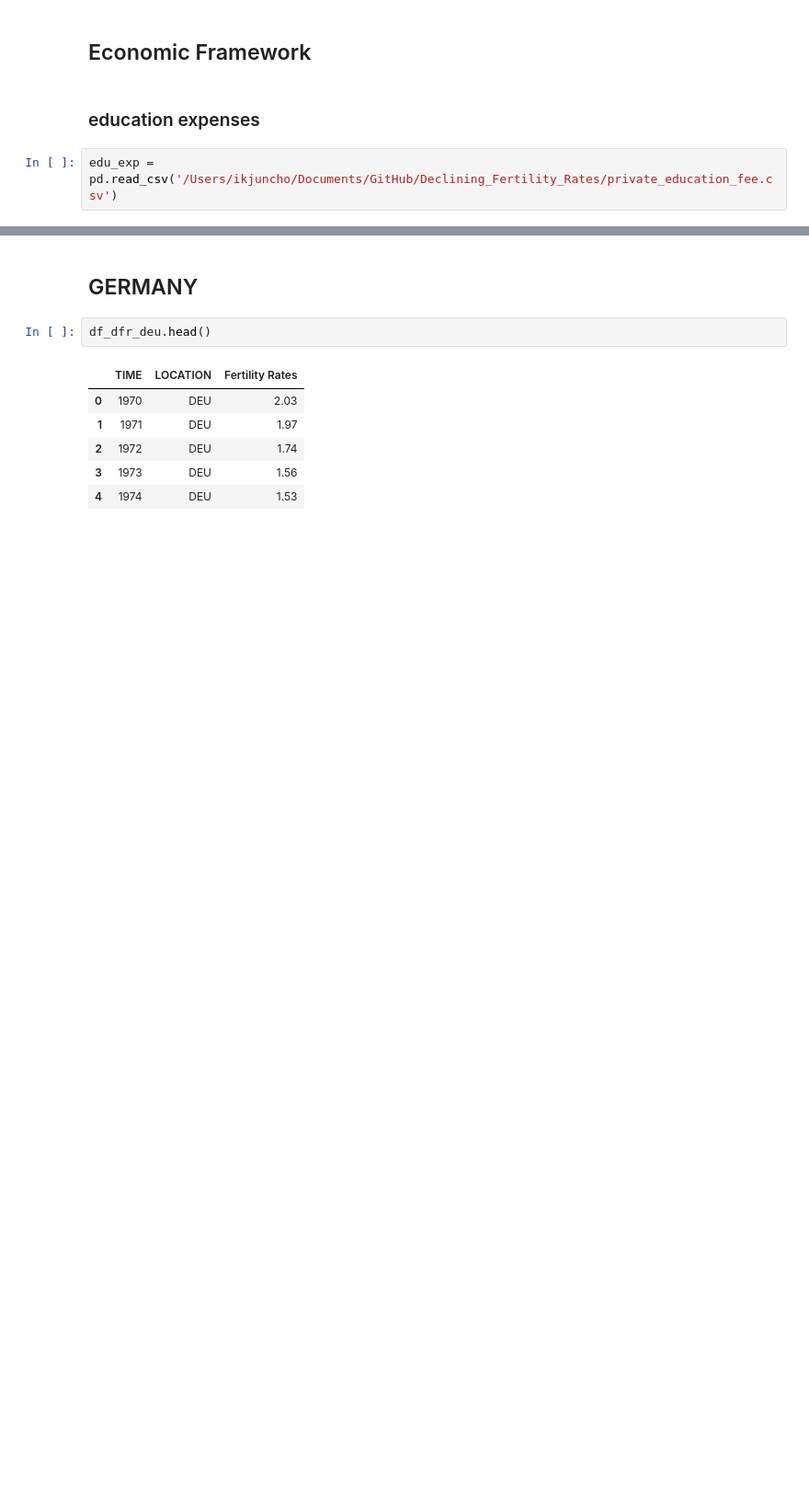
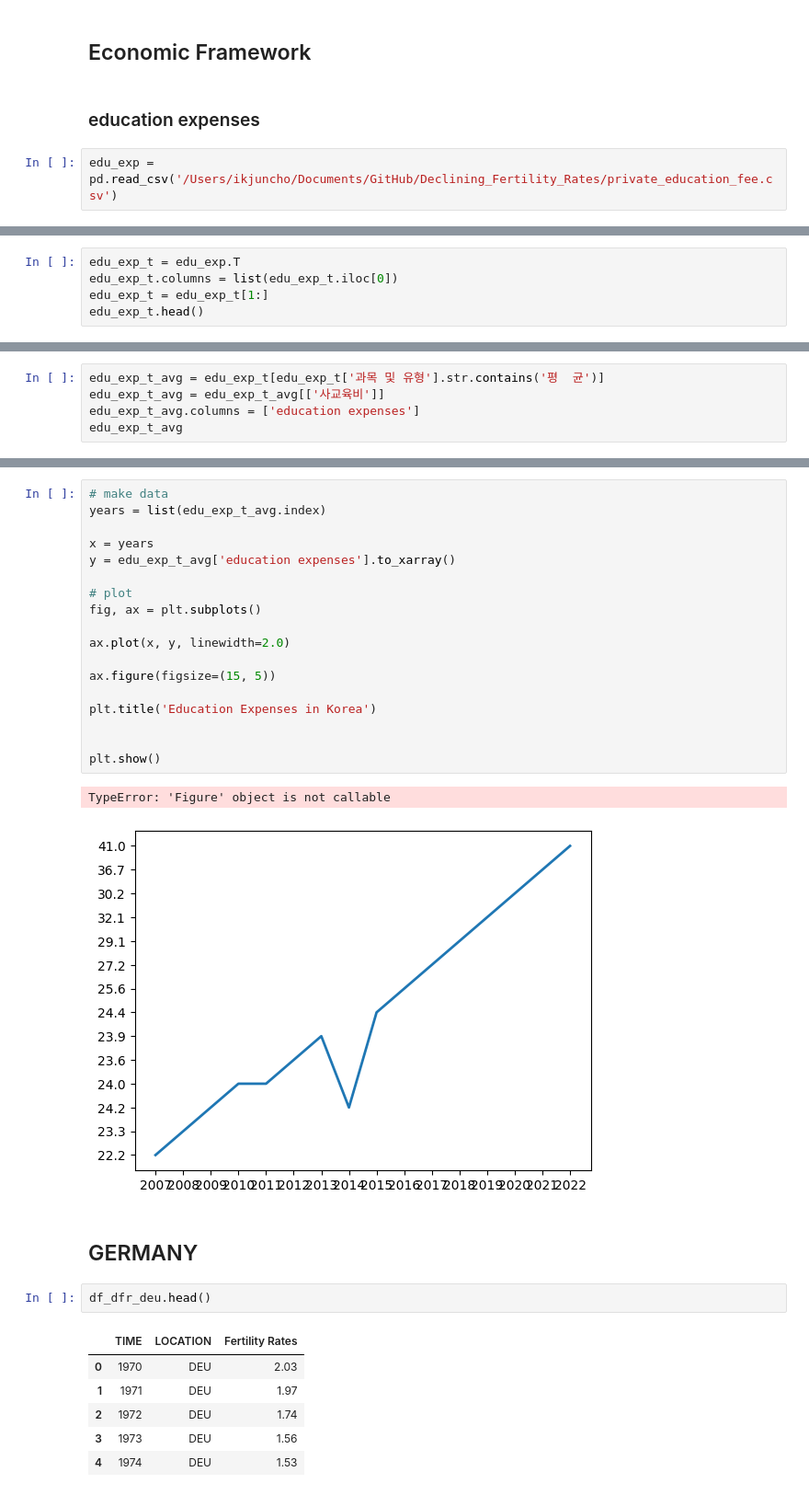
Before and after one commit to ikkjun/Declining_Fertility_Rates, a Jupyter notebook: Declining_Fertility_Rates.ipynb, the cells around one changed output, grey strips where cells are left out. Shown: that part at 92% size. Drawn from its saved outputs; the diff is of its cells as text; blank space fills up the shorter version.

```diff
--- a/Declining_Fertility_Rates.ipynb
+++ b/Declining_Fertility_Rates.ipynb
@@ -496,0 +481,5 @@ edu_exp.T
+# %%
+edu_exp_t = edu_exp.T
+edu_exp_t.columns = list(edu_exp_t.iloc[0])
+edu_exp_t = edu_exp_t[1:]
+edu_exp_t.head()
@@ -496,0 +499,5 @@ edu_exp.T
+# %%
+edu_exp_t_avg = edu_exp_t[edu_exp_t['과목 및 유형'].str.contains('평  균')]
+edu_exp_t_avg = edu_exp_t_avg[['사교육비']]
+edu_exp_t_avg.columns = ['education expenses']
+edu_exp_t_avg
@@ -497,3 +568,24 @@ edu_exp.T
+# %%
+# make data
+years = list(edu_exp_t_avg.index)
+
+x = years
+y = edu_exp_t_avg['education expenses'].to_xarray()
+
+# plot
+fig, ax = plt.subplots()
+
+ax.plot(x, y, linewidth=2.0)
+
+ax.figure(figsize=(15, 5))
+
+plt.title('Education Expenses in Korea')
+
+
+plt.show()
+# %% [output]
+TypeError: 'Figure' object is not callable
+[figure, added]
 # %% [markdown]
 ## GERMANY
 # %%
```
Also changed, not shown: parts of 7 cells of this notebook.
